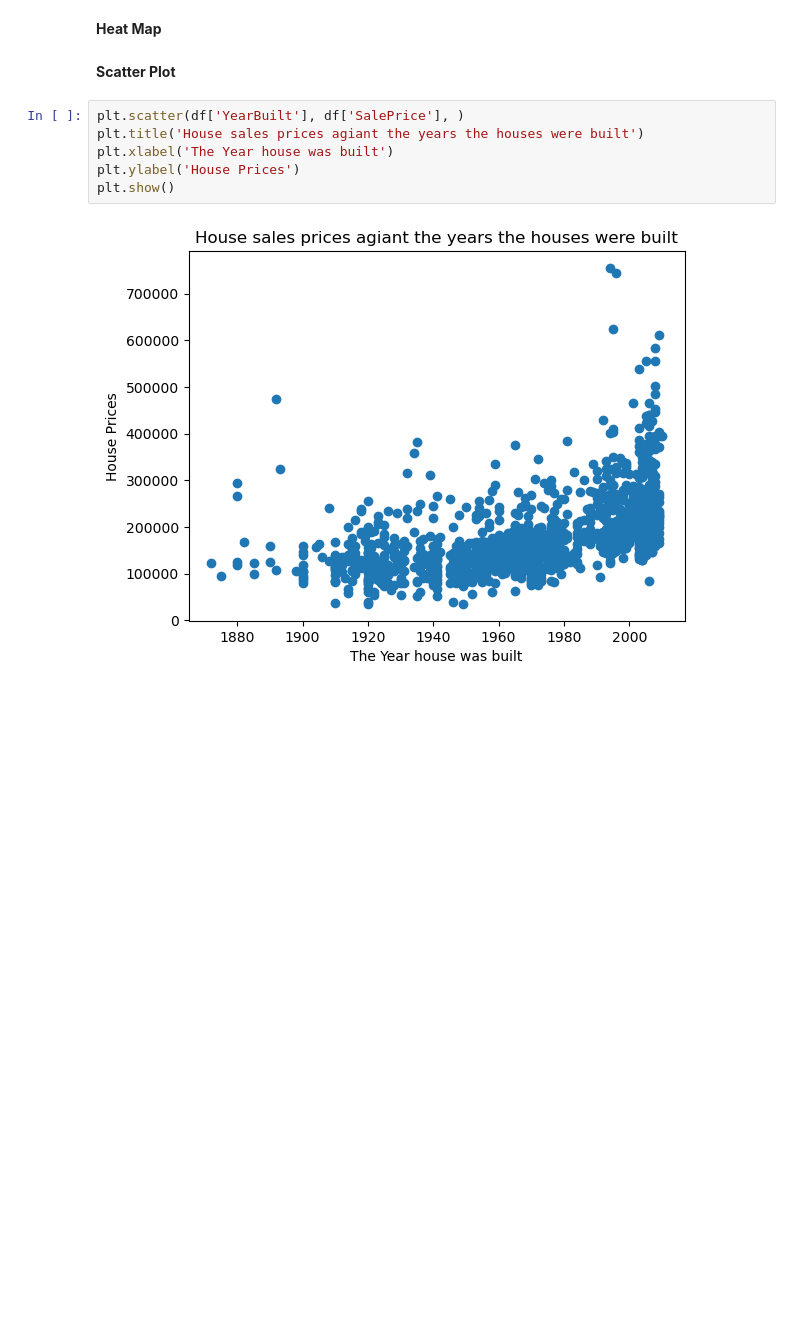
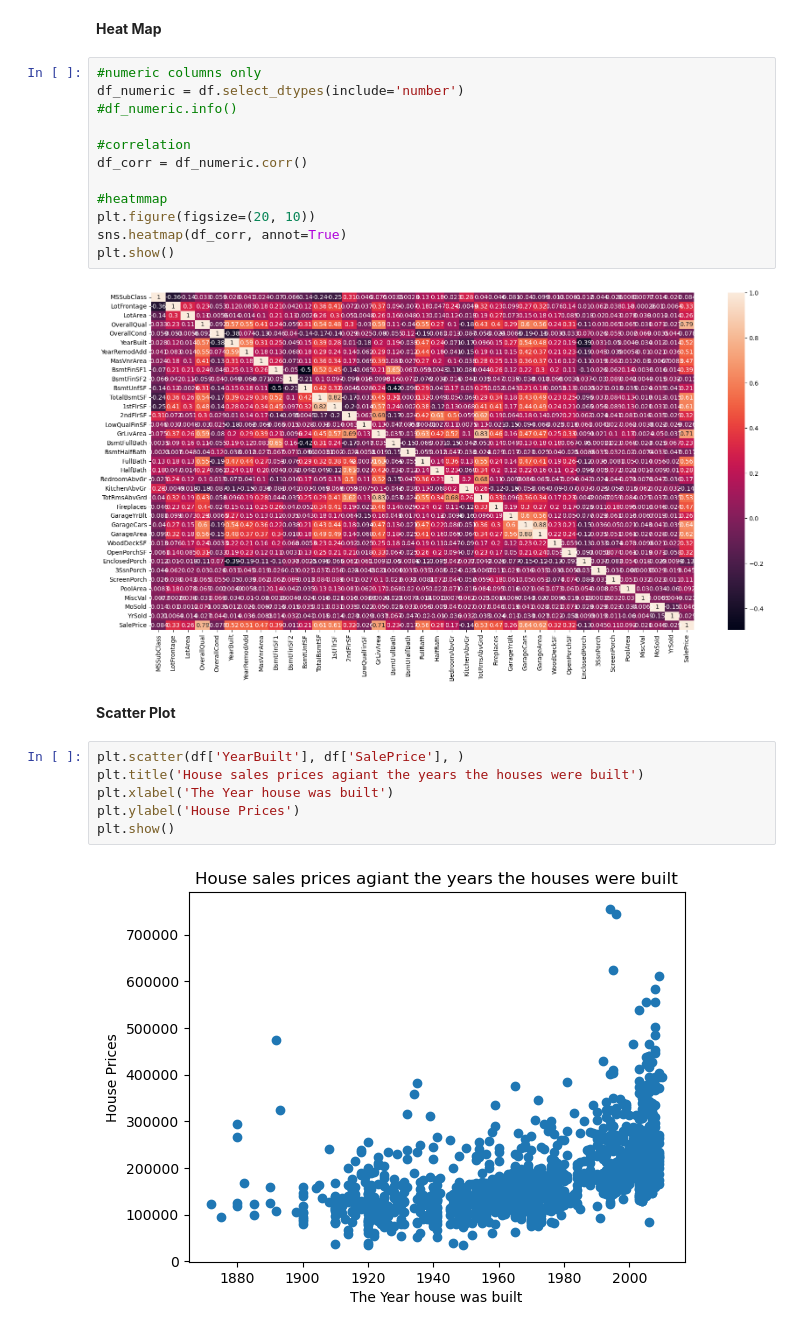
Before and after one commit to November-R/Jupyter_Notebook_Projects, a Jupyter notebook: house-prices-advanced-regression-techniques_dataset/Untitled.ipynb, the cells around one changed output. Saved outputs shown, nothing was run; the diff lists cells and outputs as text; blank space fills up the shorter version.

```diff
--- a/house-prices-advanced-regression-techniques_dataset/Untitled.ipynb
+++ b/house-prices-advanced-regression-techniques_dataset/Untitled.ipynb
@@ -257,5 +259,19 @@ plt.show()
 # %% [markdown]
 **Heat Map**
+# %%
+#numeric columns only
+df_numeric = df.select_dtypes(include='number')
+#df_numeric.info()
+
+#correlation
+df_corr = df_numeric.corr()
+
+#heatmmap
+plt.figure(figsize=(20, 10))
+sns.heatmap(df_corr, annot=True)
+plt.show()
+# %% [output]
+[figure, added]
 # %% [markdown]
 **Scatter Plot**
 # %%
```
Also changed, not shown: parts of 30 cells of this notebook.
